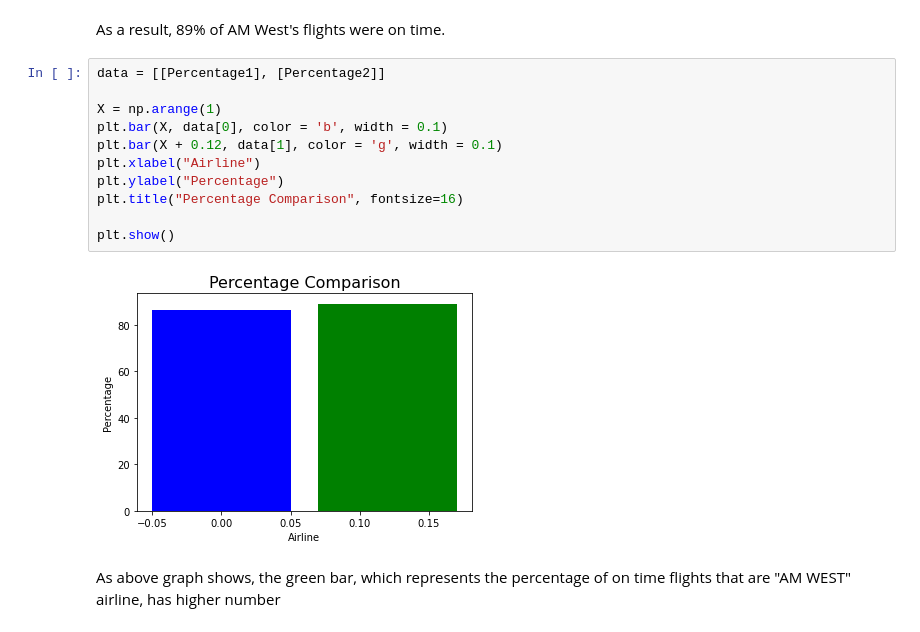
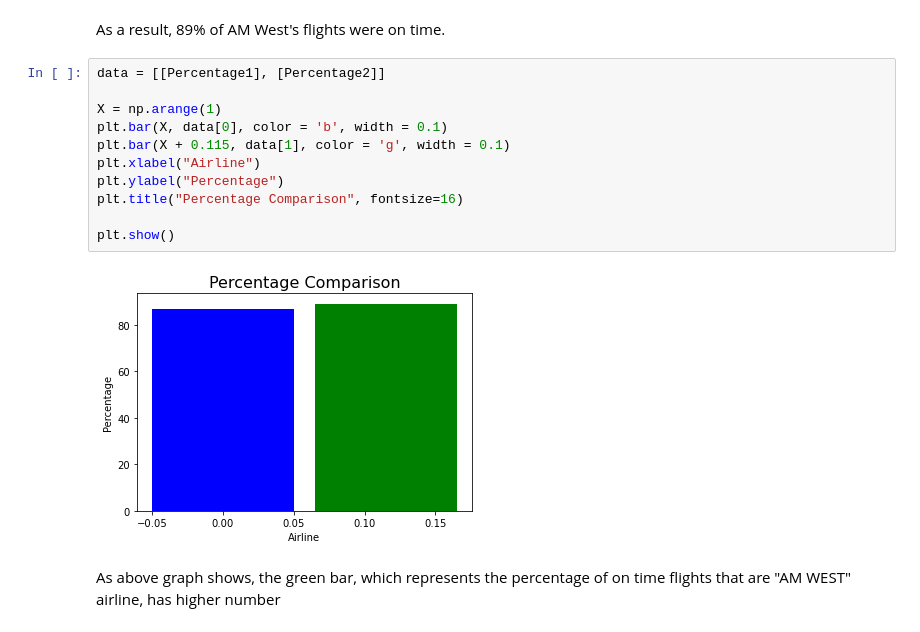
Before and after one commit to JinmingChen12/Data-Acquisition-Management, a Jupyter notebook: J_Chen_w10_assn.ipynb, the cells around one changed output. Drawn from its saved outputs; the diff is of its cells as text.

```diff
--- a/J_Chen_w10_assn.ipynb
+++ b/J_Chen_w10_assn.ipynb
@@ -269,16 +269,16 @@ As a result, 89% of AM West's flights were on time.
 # %%
 data = [[Percentage1], [Percentage2]]
 
 X = np.arange(1)
 plt.bar(X, data[0], color = 'b', width = 0.1)
-plt.bar(X + 0.12, data[1], color = 'g', width = 0.1)
+plt.bar(X + 0.115, data[1], color = 'g', width = 0.1)
 plt.xlabel("Airline")
 plt.ylabel("Percentage")
 plt.title("Percentage Comparison", fontsize=16)
 
 plt.show()
 # %% [output]
-[figure, old version]
+[figure, new version]
 # %% [markdown]
 As above graph shows, the green bar, which represents the percentage of on time flights that are "AM WEST" airline, has higher number
 # %% [markdown]
```
Also changed, not shown: parts of 14 cells of this notebook.
